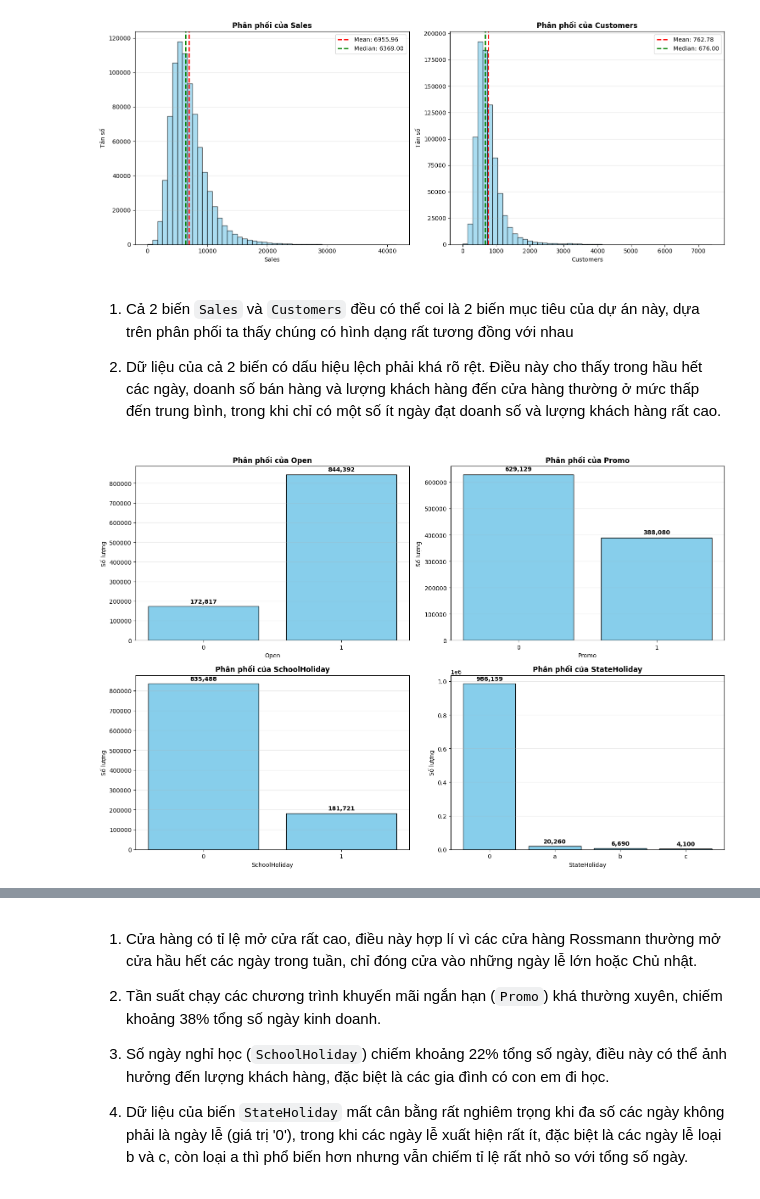
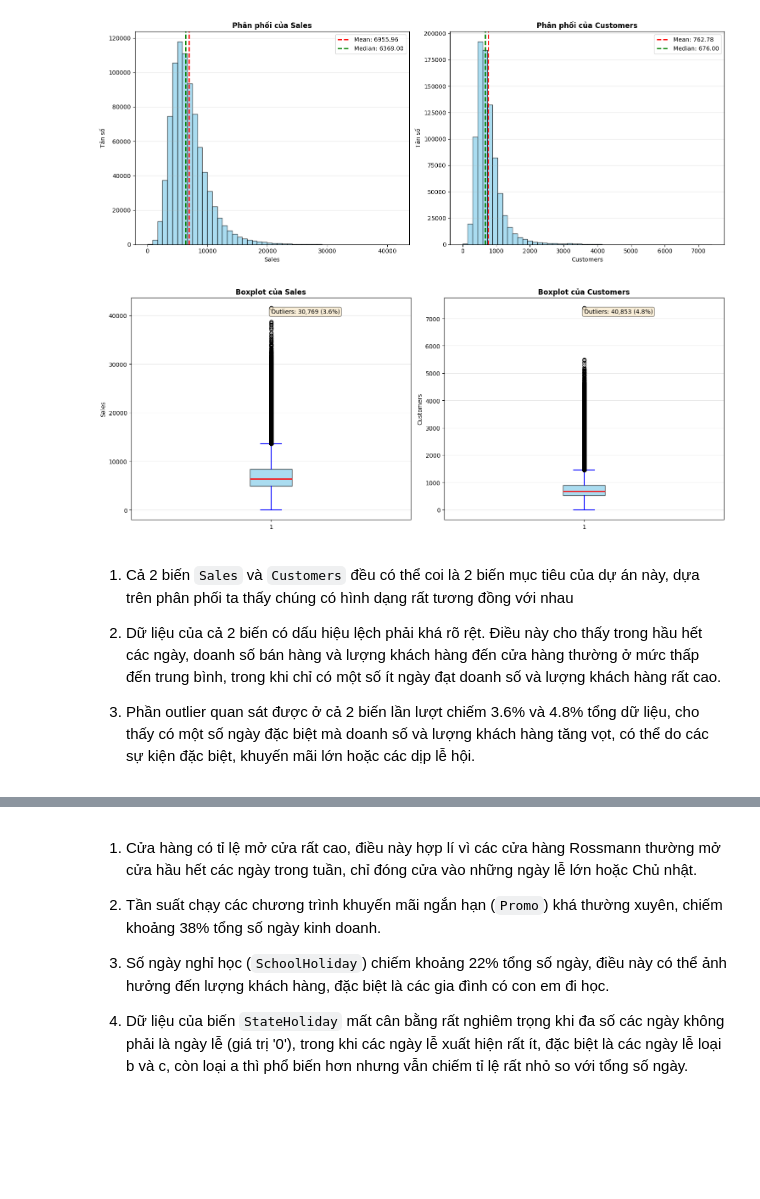
Before and after one commit to trantuan1701/Data_viz_final_project, a Jupyter notebook: understand_eda.ipynb, the cells around one changed output, grey strips where cells are left out. Cells and saved outputs as stored; diff of their text form; code cells hidden in the pictures; blank space fills up the shorter version.

```diff
--- a/understand_eda.ipynb
+++ b/understand_eda.ipynb
@@ -414,42 +453,45 @@ plt.tight_layout()
 plt.show()
 # %% [output]
 [figure]
+# %%
+numerical_cols_train_boxplot = ['Sales', 'Customers']
+
+fig, axes = plt.subplots(1, 2, figsize=(15, 6))
+
+for idx, col in enumerate(numerical_cols_train_boxplot):
+    # Lọc bỏ giá trị 0 để vẽ boxplot rõ hơn
+    data = df_train[df_train[col] > 0][col]
+
+    # Vẽ boxplot
+    axes[idx].boxplot(data, vert=True, patch_artist=True,
+                     boxprops=dict(facecolor='skyblue', alpha=0.7),
+                     medianprops=dict(color='red', linewidth=2),
+                     whiskerprops=dict(color='blue', linewidth=1.5),
+                     capprops=dict(color='blue', linewidth=1.5))
+
+    axes[idx].set_title(f'Boxplot của {col}', fontsize=12, fontweight='bold')
+    axes[idx].set_ylabel(col)
+    axes[idx].grid(axis='y', alpha=0.3)
+
+    # Thêm thống kê về outliers
+    q1 = data.quantile(0.25)
+    q3 = data.quantile(0.75)
+    iqr = q3 - q1
+    lower_bound = q1 - 1.5 * iqr
+    upper_bound = q3 + 1.5 * iqr
+    outliers = data[(data < lower_bound) | (data > upper_bound)]
+
+    axes[idx].text(0.5, 0.95, f'Outliers: {len(outliers):,} ({len(outliers)/len(data)*100:.1f}%)',
+                  transform=axes[idx].transAxes, fontsize=10,
+                  verticalalignment='top', bbox=dict(boxstyle='round', facecolor='wheat', alpha=0.5))
+
+plt.tight_layout()
+plt.show()
+# %% [output]
+[figure, added]
 # %% [markdown]
 1. Cả 2 biến `Sales` và `Customers` đều có thể coi là 2 biến mục tiêu của dự án này, dựa trên phân phối ta thấy chúng có hình dạng rất tương đồng với nhau
 
 2. Dữ liệu của cả 2 biến có dấu hiệu lệch phải khá rõ rệt. Điều này cho thấy trong hầu hết các ngày, doanh số bán hàng và lượng khách hàng đến cửa hàng thường ở mức thấp đến trung bình, trong khi chỉ có một số ít ngày đạt doanh số và lượng khách hàng rất cao.
+
+3. Phần outlier quan sát được ở cả 2 biến lần lượt chiếm 3.6% và 4.8% tổng dữ liệu, cho thấy có một số ngày đặc biệt mà doanh số và lượng khách hàng tăng vọt, có thể do các sự kiện đặc biệt, khuyến mãi lớn hoặc các dịp lễ hội.
-# %%
-# Vẽ countplot cho các biến nhị phân và categorical trong df_train
-binary_categorical_cols = ['Open', 'Promo', 'SchoolHoliday', 'StateHoliday']
-
-fig, axes = plt.subplots(2, 2, figsize=(15, 10))
-axes = axes.ravel()
-
-for idx, col in enumerate(binary_categorical_cols):
-    # Đếm các giá trị
-    value_counts = df_train[col].value_counts().sort_index()
-
-    # Vẽ countplot
-    axes[idx].bar(range(len(value_counts)), value_counts.values, color='skyblue', edgecolor='black')
-    axes[idx].set_xticks(range(len(value_counts)))
-    axes[idx].set_xticklabels(value_counts.index, rotation=0)
-
-    axes[idx].set_title(f'Phân phối của {col}', fontsize=12, fontweight='bold')
-    axes[idx].set_xlabel(col)
-    axes[idx].set_ylabel('Số lượng')
-    axes[idx].grid(axis='y', alpha=0.3)
-
-    # Thêm nhãn giá trị trên các cột
-    for i, v in enumerate(value_counts.values):
-        axes[idx].text(i, v + 10000, f'{v:,}', ha='center', va='bottom', fontweight='bold')
-
-    # Thêm phần trăm
-    # total = value_counts.sum()
-    # for i, v in enumerate(value_counts.values):
-    #     pct = (v / total) * 100
-    #     axes[idx].text(i, v/2, f'{pct:.1f}%', ha='center', va='center', fontsize=10, color='red', fontweight='bold')
-
-plt.tight_layout()
-plt.show()
-# %% [output]
-[figure, removed]
```
Also changed, not shown: parts of 25 cells of this notebook.
